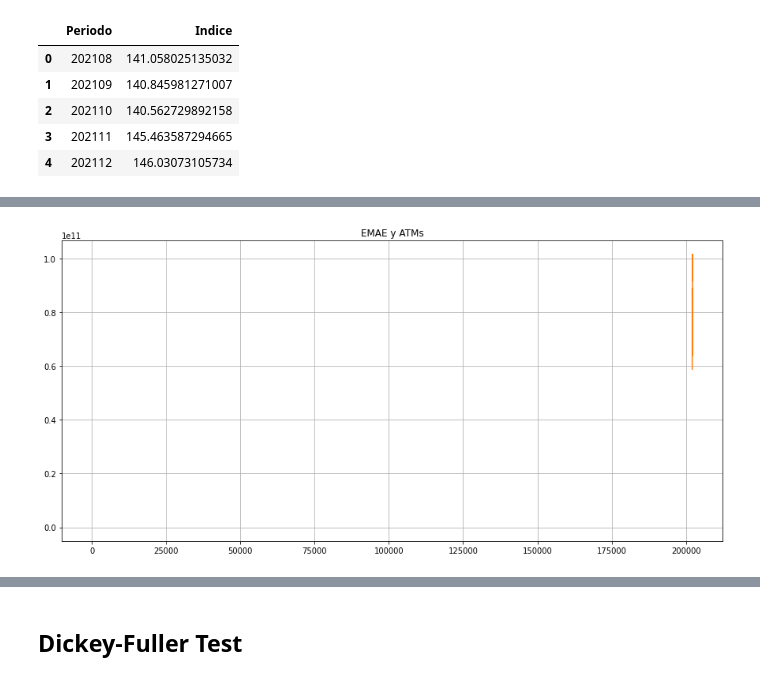
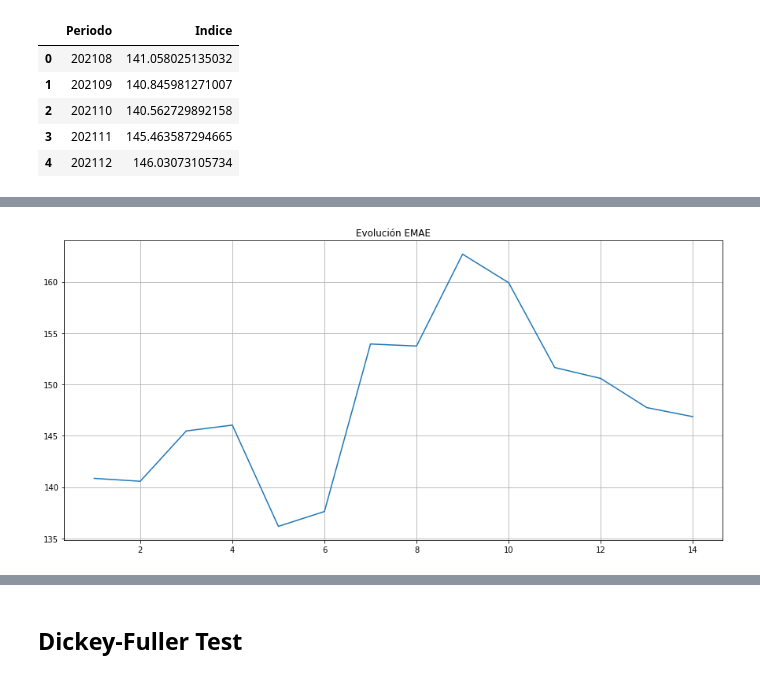
Before and after one commit to nickymind/DOE-Econometria, a Jupyter notebook: Nowcasting_PIB.ipynb, the cells around one changed output, grey strips where cells are left out. Cells and saved outputs as stored; diff of their text form; code cells hidden in the pictures.

```diff
--- a/Nowcasting_PIB.ipynb
+++ b/Nowcasting_PIB.ipynb
@@ -238,9 +116,8 @@ trx_emae = pd.merge(trx_agrupmes, emae, on='Periodo', how='left')
 # %%
 plt.figure(figsize=(15, 7))
 plt.plot(emae.Indice)
-plt.plot(trx_agrupmes.S_ATM)
-plt.title('EMAE y ATMs')
+plt.title('Evolución EMAE')
 plt.grid(True)
 plt.show()
 # %% [output]
-[figure, old version]
+[figure, new version]
```
Also changed, not shown: parts of 31 cells of this notebook.
